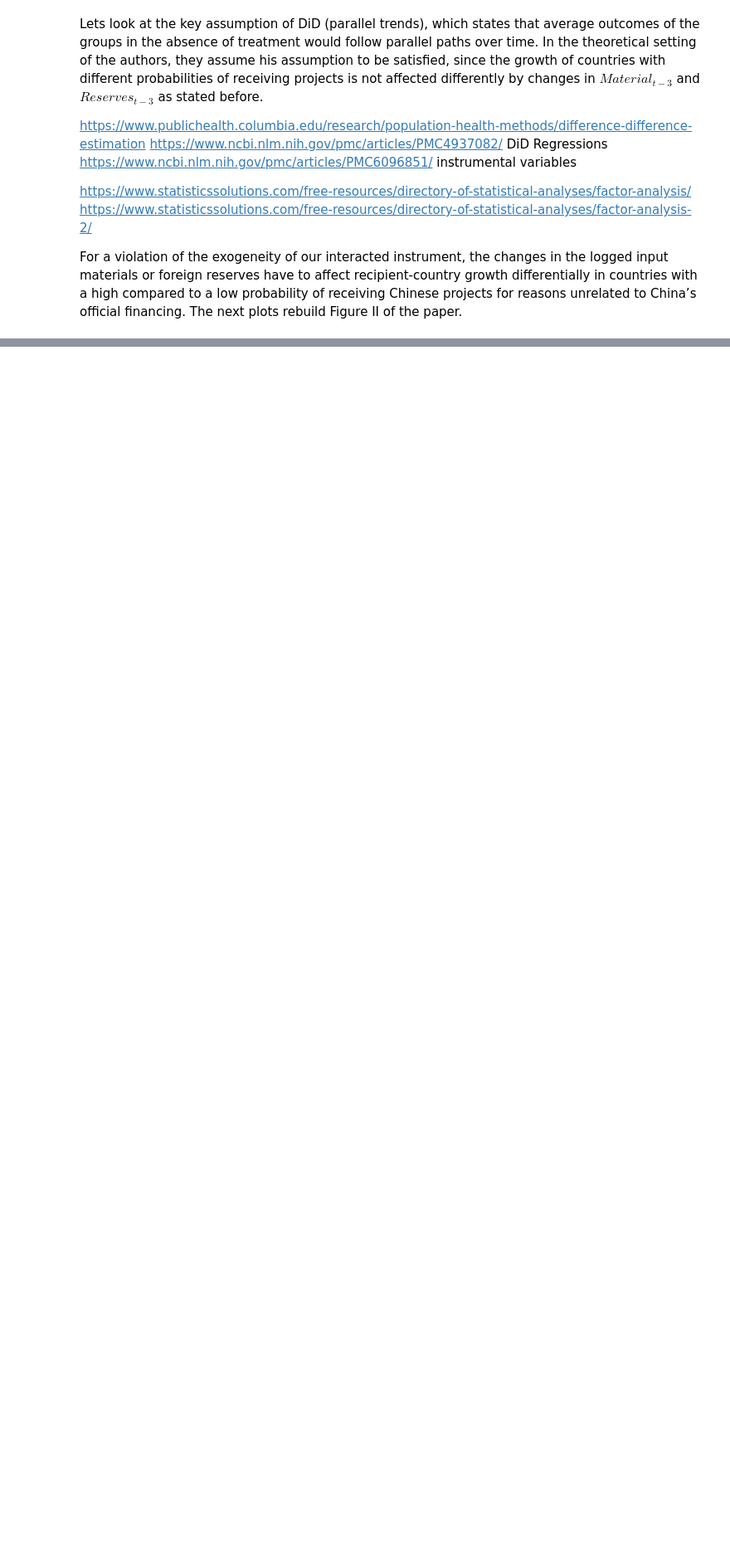
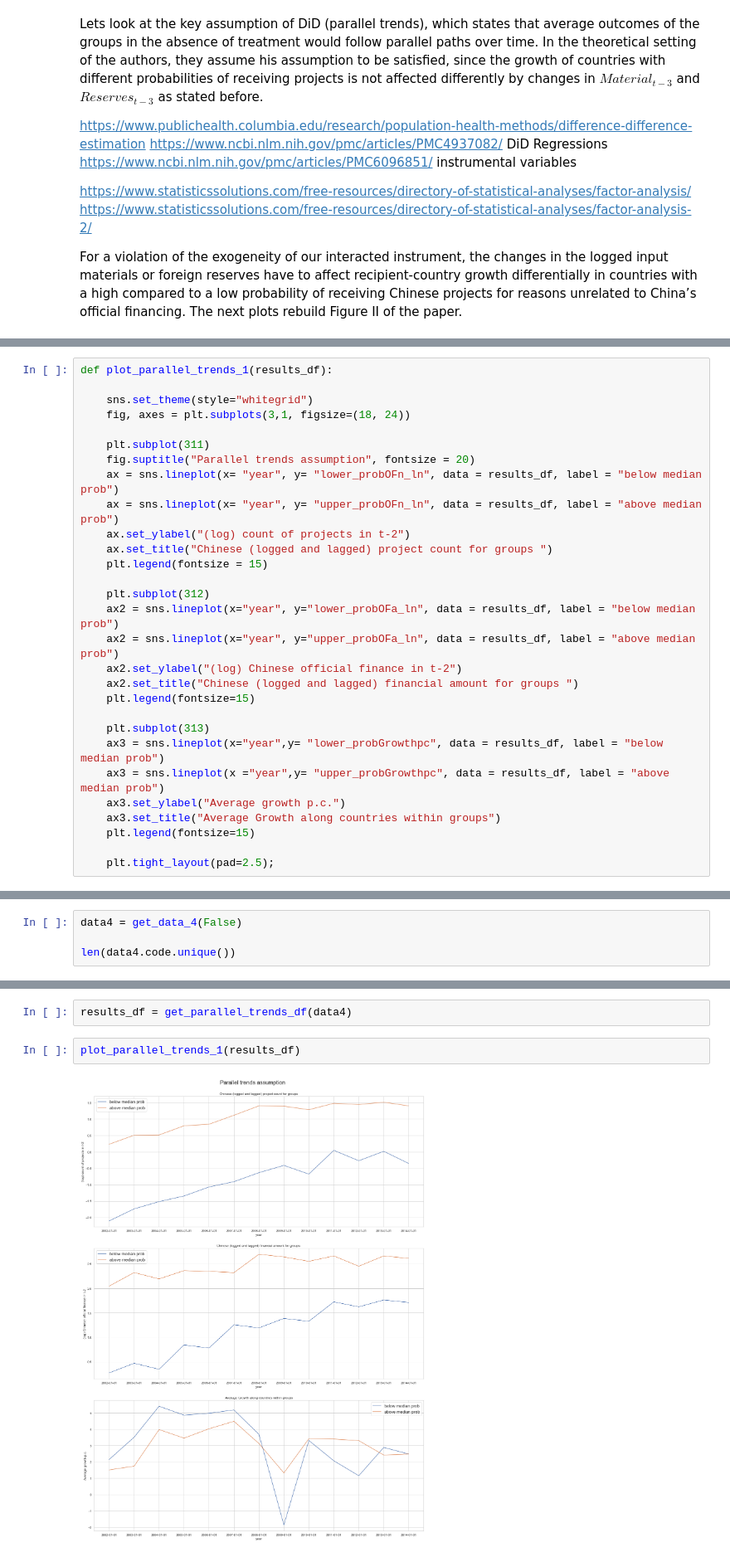
Before and after one commit to JonathanWillnow/ose-data-science-course-project-JonathanWillnow, a Jupyter notebook: JonathanWillnowOSE.ipynb, the cells around one changed output, grey strips where cells are left out. Shown at 83% size. Drawn from its saved outputs; the diff is of its cells as text; blank space fills up the shorter version.

```diff
--- a/JonathanWillnowOSE.ipynb
+++ b/JonathanWillnowOSE.ipynb
@@ -752,0 +704,29 @@ for year in years:
+# %%
+def plot_parallel_trends_1(results_df):
+
+    sns.set_theme(style="whitegrid")
+    fig, axes = plt.subplots(3,1, figsize=(18, 24))
+
+    plt.subplot(311)
+    fig.suptitle("Parallel trends assumption", fontsize = 20)
+    ax = sns.lineplot(x= "year", y= "lower_probOFn_ln", data = results_df, label = "below median prob")
+    ax = sns.lineplot(x= "year", y= "upper_probOFn_ln", data = results_df, label = "above median prob")
+    ax.set_ylabel("(log) count of projects in t-2")
+    ax.set_title("Chinese (logged and lagged) project count for groups ")
+    plt.legend(fontsize = 15)
+
+    plt.subplot(312)
+    ax2 = sns.lineplot(x="year", y="lower_probOFa_ln", data = results_df, label = "below median prob")
+    ax2 = sns.lineplot(x="year", y="upper_probOFa_ln", data = results_df, label = "above median prob")
+    ax2.set_ylabel("(log) Chinese official finance in t-2")
+    ax2.set_title("Chinese (logged and lagged) financial amount for groups ")
+    plt.legend(fontsize=15)
+
+    plt.subplot(313)
+    ax3 = sns.lineplot(x="year",y= "lower_probGrowthpc", data = results_df, label = "below median prob")
+    ax3 = sns.lineplot(x ="year",y= "upper_probGrowthpc", data = results_df, label = "above median prob")
+    ax3.set_ylabel("Average growth p.c.")
+    ax3.set_title("Average Growth along countries within groups")
+    plt.legend(fontsize=15)
+
+    plt.tight_layout(pad=2.5);
@@ -752,0 +765,4 @@ for year in years:
+# %%
+data4 = get_data_4(False)
+
+len(data4.code.unique())
@@ -752,0 +771,6 @@ for year in years:
+# %%
+results_df = get_parallel_trends_df(data4)
+# %%
+plot_parallel_trends_1(results_df)
+# %% [output]
+[figure, added]
```
Also changed, not shown: parts of 38 cells of this notebook.
